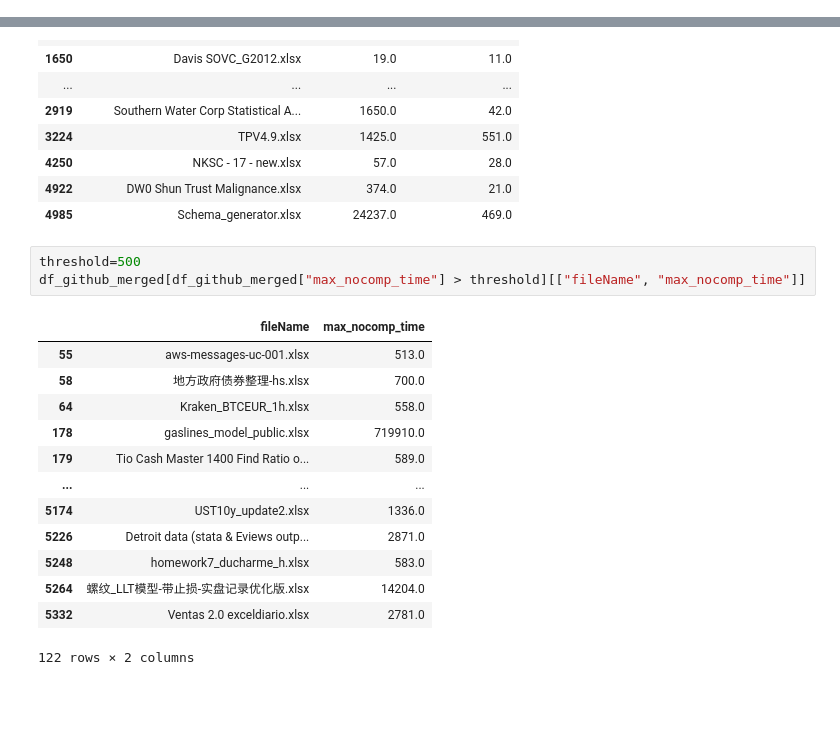
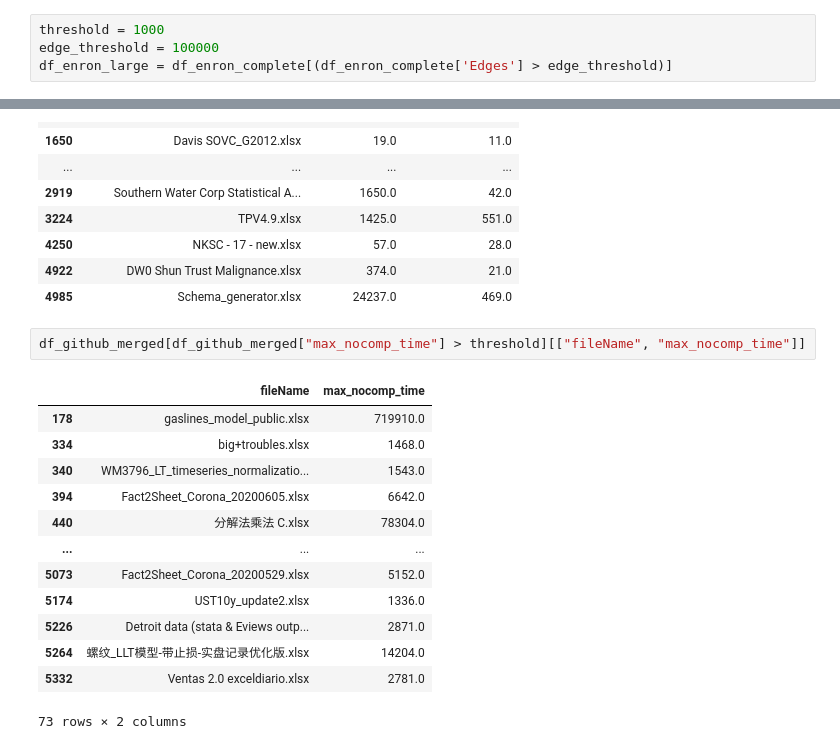
Before and after one commit to dataspread/SpreadsheetAnalyzer, a Jupyter notebook: dataframe_merge.ipynb, the cells around one changed output, grey strips where cells are left out. Drawn from its saved outputs; the diff is of its cells as text; blank space fills up the shorter version.

```diff
--- a/dataframe_merge.ipynb
+++ b/dataframe_merge.ipynb
@@ -168,0 +186,4 @@ df_enron_dep_ref
+# %%
+threshold = 1000
+edge_threshold = 100000
+df_enron_large = df_enron_complete[(df_enron_complete['Edges'] > edge_threshold)]
@@ -190,22 +249,21 @@ df_larger_than[["fileName", "max_taco_time", "max_nocomp_time"]]
 | 4922 | DW0 Shun Trust Malignance.xlsx | 374.0 | 21.0 |
 | 4985 | Schema_generator.xlsx | 24237.0 | 469.0 |
 # %%
-threshold=500
 df_github_merged[df_github_merged["max_nocomp_time"] > threshold][["fileName", "max_nocomp_time"]]
 # %% [output]
 |  | fileName | max_nocomp_time |
-| 55 | aws-messages-uc-001.xlsx | 513.0 |
-| 58 | 地方政府债券整理-hs.xlsx | 700.0 |
-| 64 | Kraken_BTCEUR_1h.xlsx | 558.0 |
 | 178 | gaslines_model_public.xlsx | 719910.0 |
-| 179 | Tio Cash Master 1400 Find Ratio o... | 589.0 |
+| 334 | big+troubles.xlsx | 1468.0 |
+| 340 | WM3796_LT_timeseries_normalizatio... | 1543.0 |
+| 394 | Fact2Sheet_Corona_20200605.xlsx | 6642.0 |
+| 440 | 分解法乘法 C.xlsx | 78304.0 |
 | ... | ... | ... |
+| 5073 | Fact2Sheet_Corona_20200529.xlsx | 5152.0 |
 | 5174 | UST10y_update2.xlsx | 1336.0 |
 | 5226 | Detroit data (stata & Eviews outp... | 2871.0 |
-| 5248 | homework7_ducharme_h.xlsx | 583.0 |
 | 5264 | 螺纹_LLT模型-带止损-实盘记录优化版.xlsx | 14204.0 |
 | 5332 | Ventas 2.0 exceldiario.xlsx | 2781.0 |
-122 rows × 2 columns
+73 rows × 2 columns
 # %%
 df_github_merged[df_github_merged["long_nocomp_time"] > threshold][["fileName", "long_nocomp_time"]]
 # %% [output]
```
Also changed, not shown: parts of 18 cells of this notebook.
